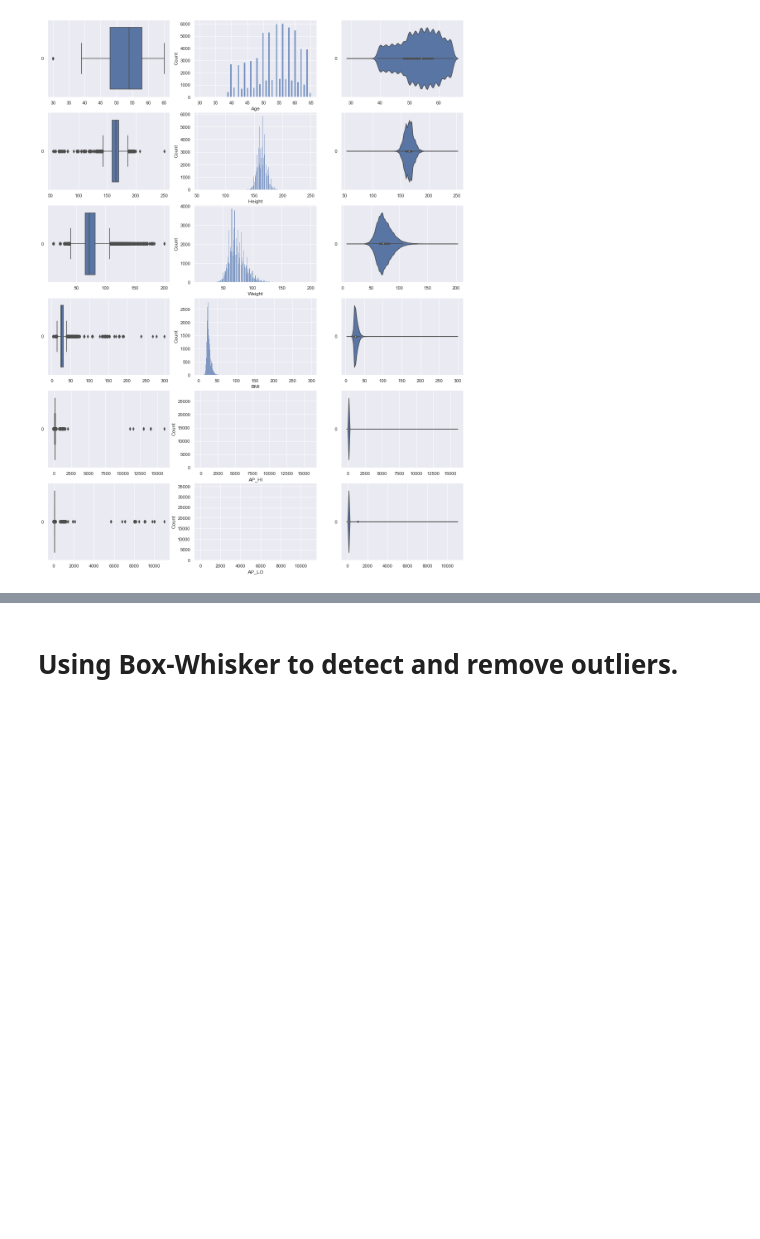
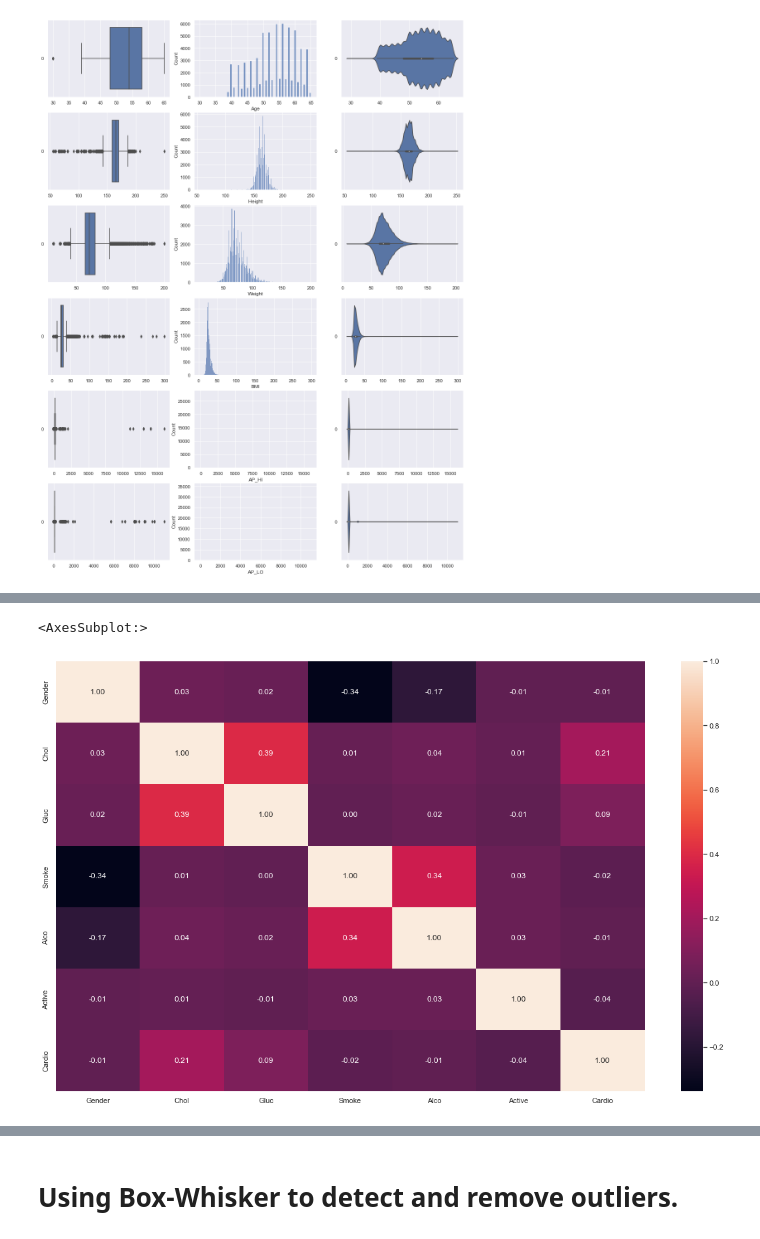
Before and after one commit to timothy-lew/dsai_mini_project, a Jupyter notebook: Final.ipynb, the cells around one changed output, grey strips where cells are left out. Saved outputs shown, nothing was run; the diff lists cells and outputs as text; code cells hidden in the pictures; blank space fills up the shorter version.

```diff
--- a/Final.ipynb
+++ b/Final.ipynb
@@ -121,0 +171,14 @@ for var in num_DF:
+# %%
+#change categorical to numeric
+
+cat_DF['Chol']=cat_DF['Chol'].replace(['N','B','H'],[0,1,2])
+cat_DF['Gluc']=cat_DF['Gluc'].replace(['N','B','H'],[0,1,2])
+cat_DF['Gender']=cat_DF['Gender'].replace(['M','F'],[0,1])
+# %%
+# using phi coefficient ( for categorical variables )
+#heatmap for kendall corr for categorical
+variablesf = mp.pyplot.figure(figsize=(20, 12))
+sb.heatmap(cat_DF.corr(method='kendall'), annot = True, fmt = ".2f")
+# %% [output]
+<AxesSubplot:>
+[figure, added]
```
Also changed, not shown: parts of 36 cells of this notebook.
